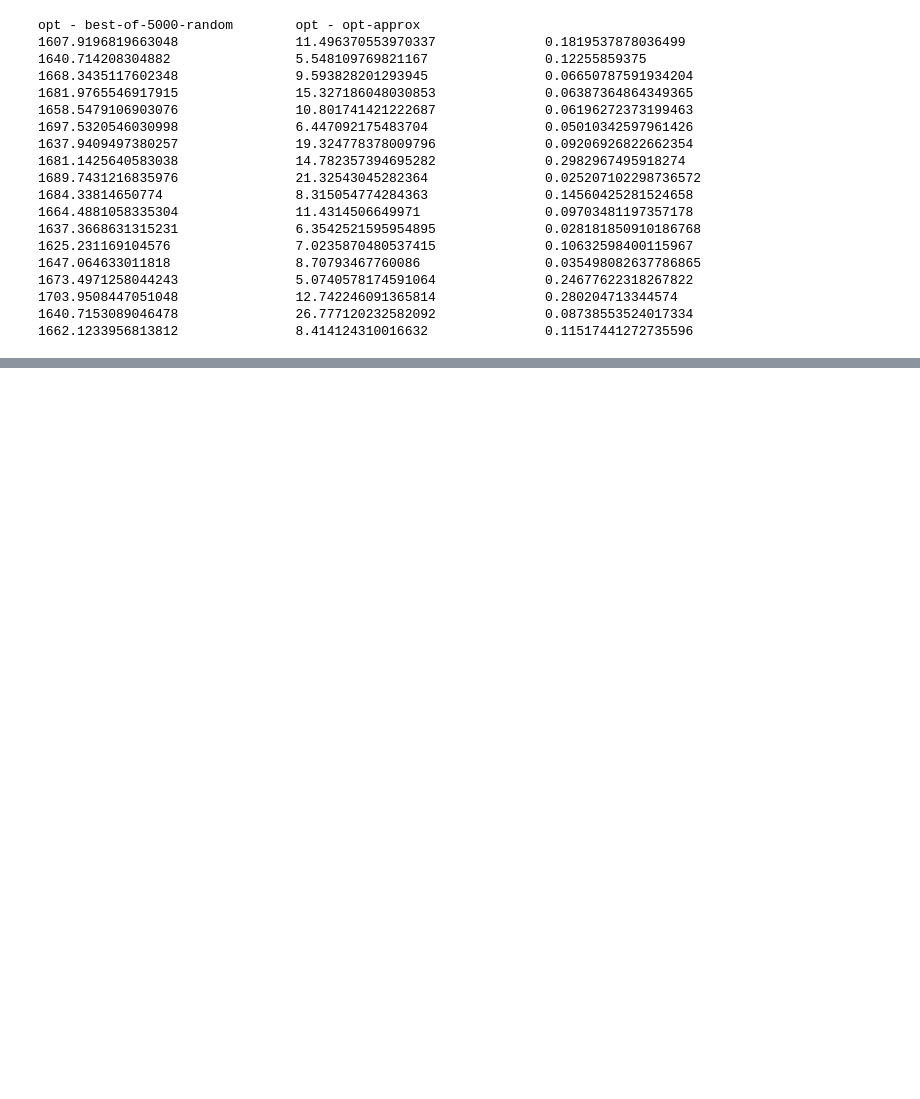
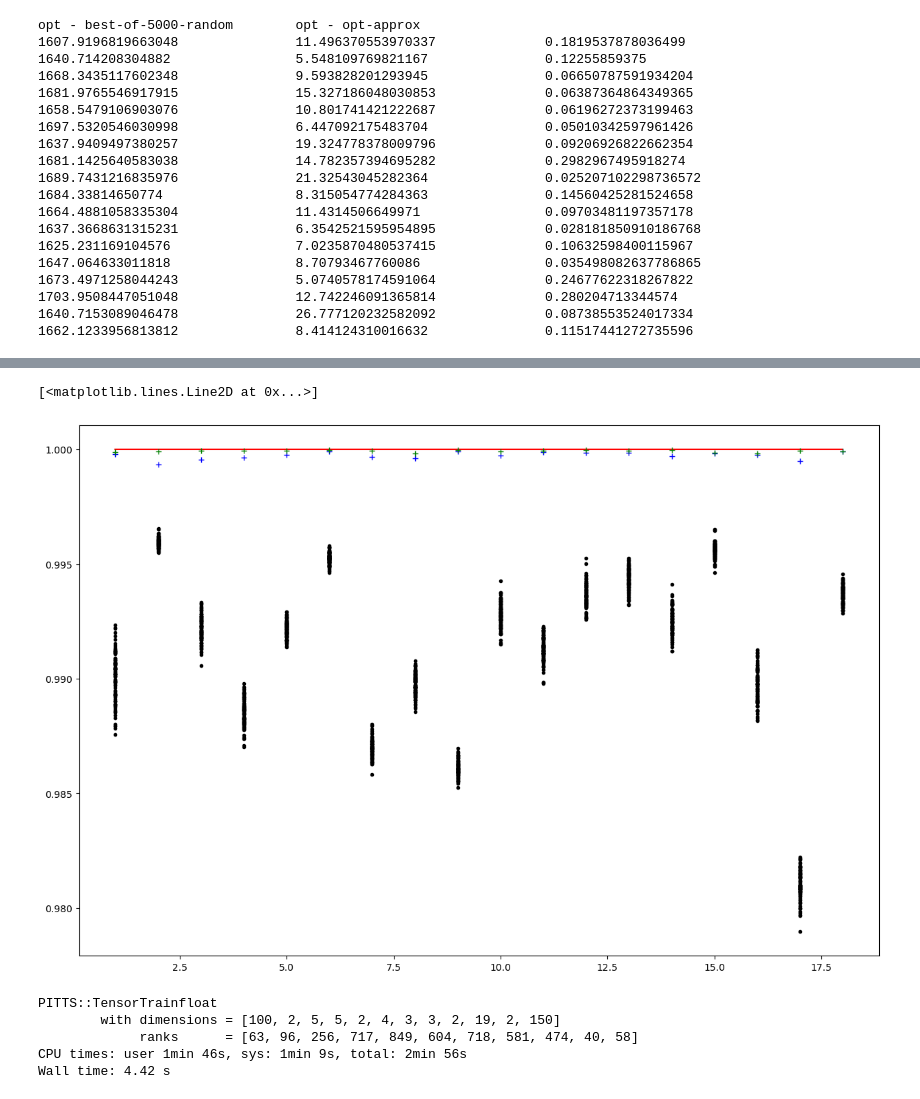
Before and after one commit to melven/pitts, a Jupyter notebook: examples/Interactive_DeepArc_thesis.ipynb, the cells around one changed output, grey strips where cells are left out. Drawn from its saved outputs; the diff is of its cells as text; code cells hidden in the pictures; blank space fills up the shorter version.

Commit message:
DeepArc: also show approximate/reconstructed pictures

```diff
--- a/examples/Interactive_DeepArc_thesis.ipynb
+++ b/examples/Interactive_DeepArc_thesis.ipynb
@@ -705,3 +715,29 @@ movies_ = [m - np.average(m[:,:,:], axis=0).reshape([1,200,200], order='C', copy
 display.Video(compareVideo('approxOptimalSliceVideos0_delta', movies_))
 # %% [output]
 [interactive output not drawn]
+# %%
+# plot some random tests
+best_score = np.zeros(18)
+approx_score = np.zeros(18)
+approx2_score = np.zeros(18)
+for i in range(18):
+    best_score[i] = np.trace(summed_similarity[i,:,l[i,:-1],l[i,1:]])
+    approx_score[i] = np.trace(summed_similarity[i,:,l_[i,:-1],l_[i,1:]])
+    approx2_score[i] = np.trace(summed_similarity[i,:,l__[i,:-1],l__[i,1:]])
+approx_score = approx_score/best_score
+approx2_score = approx2_score/best_score
+
+rng = np.random.default_rng(0)
+random_score = np.zeros((18, 100))
+for i in range(18):
+    for j in range(random_score.shape[1]):
+        l_dummy = [int(rng.integers(18)) for _ in range(19)]
+        random_score[i,j] = np.trace(summed_similarity[i,:,l_dummy[:-1],l_dummy[1:]]) / best_score[i]
+
+plt.plot(range(1,19), random_score[range(18),:], '.', color='black')
+plt.plot(range(1,19), best_score/best_score, '-', color='red')
+plt.plot(range(1,19), approx_score, '+', color='blue')
+plt.plot(range(1,19), approx2_score, '+', color='green')
+# %% [output]
+[<matplotlib.lines.Line2D at 0x...>]
+[figure, added]
@@ -707,0 +753,12 @@ display.Video(compareVideo('approxOptimalSliceVideos0_delta', movies_))
+# %%
+%%time
+xtt_dict = np.load('Xtt_DeepArc_.npz', allow_pickle=True)
+Xtt = dict_to_tensortrain(xtt_dict)
+print(Xtt)
+X_reconstructed = pitts_py.toDense(Xtt).reshape((200,200,18,19,300), order='F')
+# %% [output]
+PITTS::TensorTrainfloat
+        with dimensions = [100, 2, 5, 5, 2, 4, 3, 3, 2, 19, 2, 150]
+             ranks      = [63, 96, 256, 717, 849, 604, 718, 581, 474, 40, 58]
+CPU times: user 1min 46s, sys: 1min 9s, total: 2min 56s
+Wall time: 4.42 s
```
Also changed, not shown: parts of 48 cells of this notebook.
